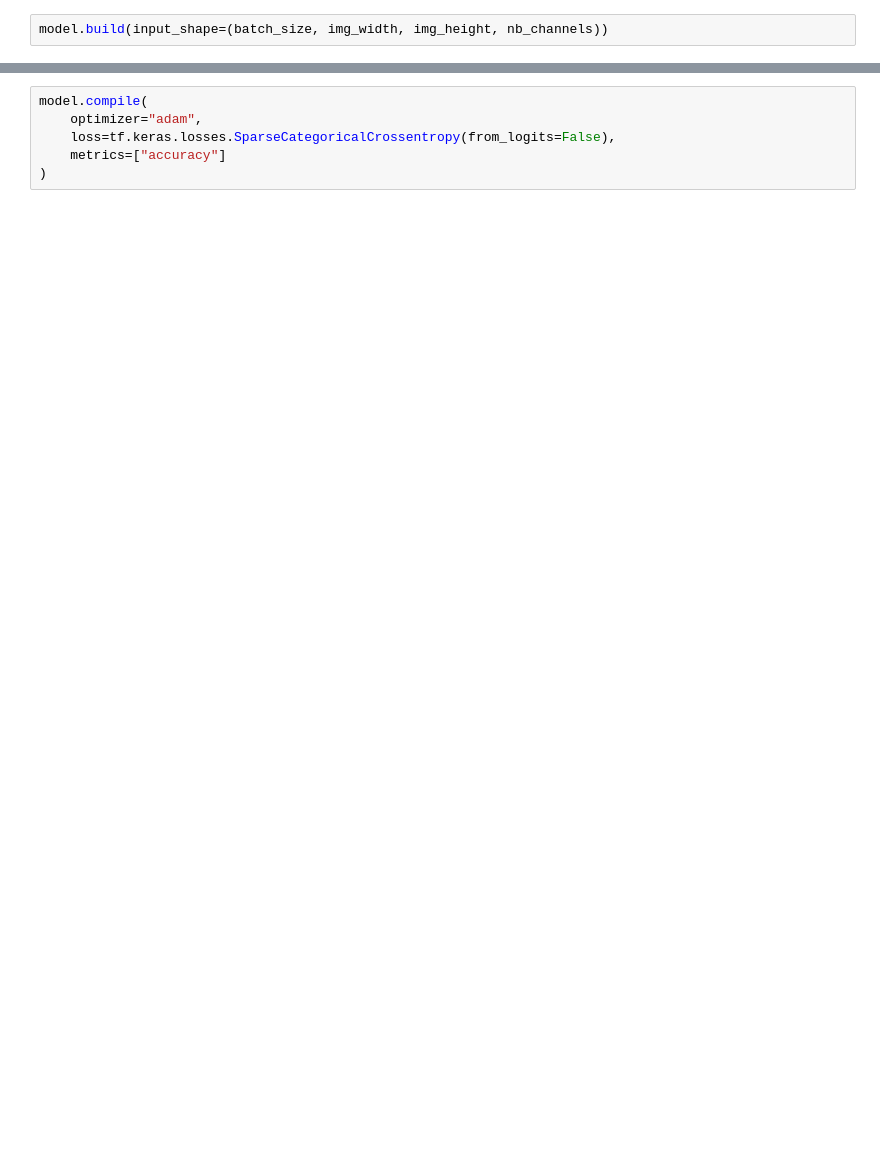
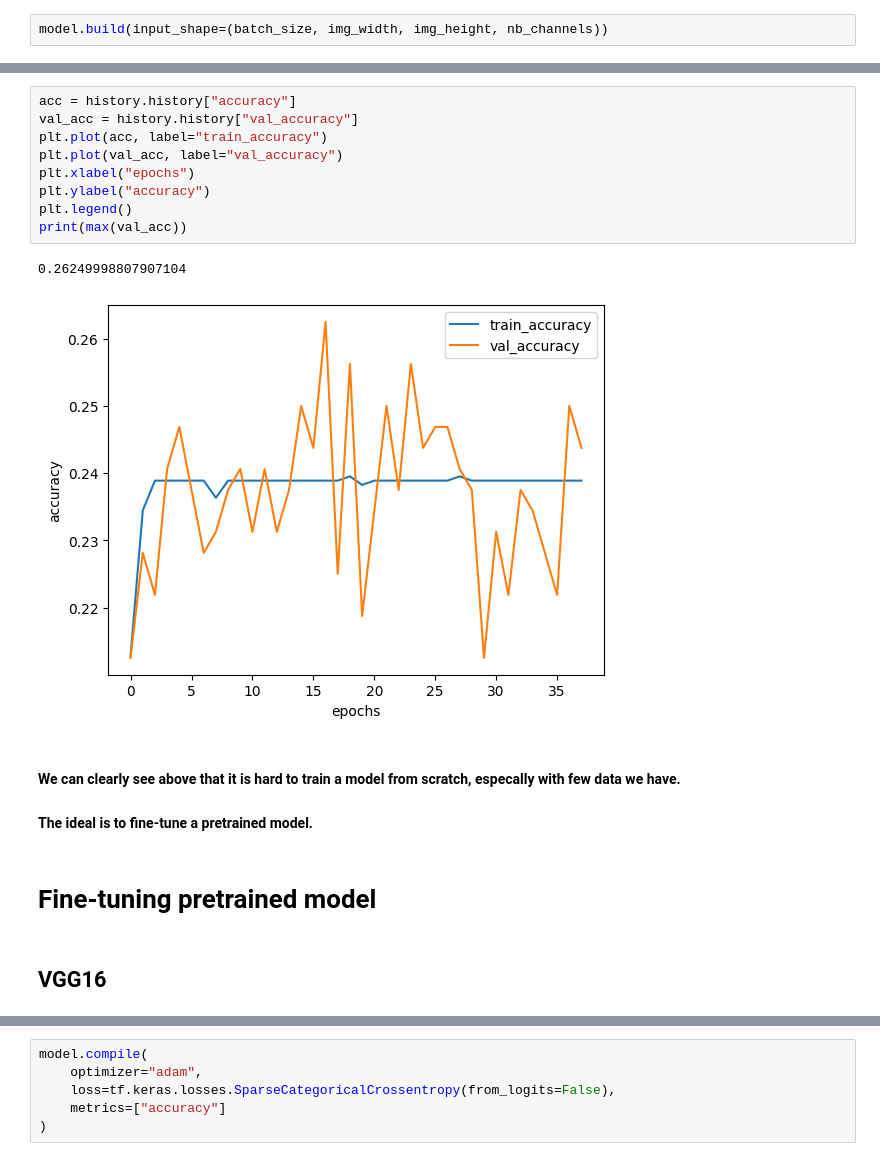
Before and after one commit to khirobenn/Chess-Piece-Classifier, a Jupyter notebook: model_training.ipynb, the cells around one changed output, grey strips where cells are left out. Saved outputs shown, nothing was run; the diff lists cells and outputs as text; blank space fills up the shorter version.

```diff
--- a/model_training.ipynb
+++ b/model_training.ipynb
@@ -107,0 +197,19 @@ Model: "sequential_2"
+# %%
+acc = history.history["accuracy"]
+val_acc = history.history["val_accuracy"]
+plt.plot(acc, label="train_accuracy")
+plt.plot(val_acc, label="val_accuracy")
+plt.xlabel("epochs")
+plt.ylabel("accuracy")
+plt.legend()
+print(max(val_acc))
+# %% [output]
+0.26249998807907104
+[figure, added]
+# %% [markdown]
+#### We can clearly see above that it is hard to train a model from scratch, especally with few data we have.
+#### The ideal is to fine-tune a pretrained model.
+# %% [markdown]
+# Fine-tuning pretrained model
+# %% [markdown]
+## VGG16
```
Also changed, not shown: parts of 39 cells of this notebook, 1 other file.
